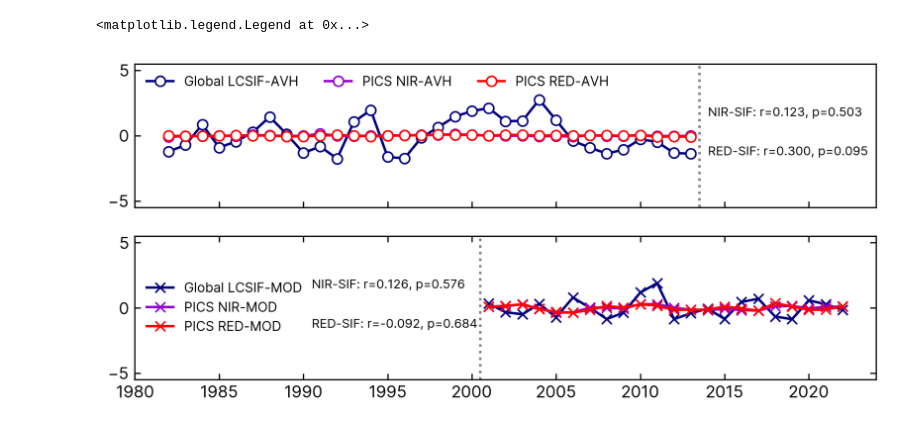
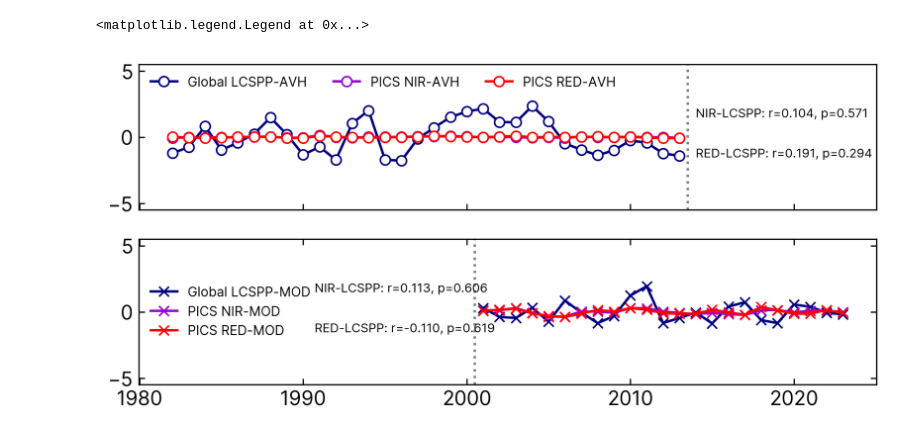
Before and after one commit to JianingFang/LCSPP_Scientific_Data, a Jupyter notebook: notebooks/06_Comparing_PICS_Reflectance_Anomalies_With_Global_SIF_IAV.ipynb, the cells around one changed output. Drawn from its saved outputs; the diff is of its cells as text; code cells hidden in the pictures.

```diff
--- a/notebooks/06_Comparing_PICS_Reflectance_Anomalies_With_Global_SIF_IAV.ipynb
+++ b/notebooks/06_Comparing_PICS_Reflectance_Anomalies_With_Global_SIF_IAV.ipynb
@@ -172,10 +176,10 @@ LCSIF_MODIS_MATRIX_mvc_normalized=LCSIF_MODIS_MATRIX_mvc/np.mean(LCSIF_MODIS_MAT
 # %%
 area_weight=xr.open_dataset(os.path.join("../../data/", "CMG_0.05Degree_Area_WGS84.nc")).area.values
 
-NAN_MASK = xr.open_dataset("../../data/processed/LCSIF_LCREF_MASK.nc").LCSIF_LCREF_MASK.values
-growing_season_flag = np.invert(np.load("../../data/growing_season_monthly_flag.npy"))
+NAN_MASK = xr.open_dataset("../../data/processed/LCSPP_LCREF_MASK.nc").LCSPP_LCREF_MASK.values
+growing_season_flag = np.invert(np.load("../../data/growing_season_monthly_5C_flag_v32.npy"))
 # %%
-def compute_annual_mean_from_biweekly(file_list, var_name="sif_clear_daily"):
+def compute_annual_mean_from_biweekly(file_list, var_name="lcspp_clear_daily"):
     annual_mean_list=[]
     with warnings.catch_warnings():
         warnings.filterwarnings('ignore', r'All-NaN (slice|axis) encountered')
@@ -194,9 +198,9 @@ def compute_annual_mean_from_biweekly(file_list, var_name="sif_clear_daily"):
             annual_mean_list.append(np.nanmean(year_list))
         return np.array(annual_mean_list)
 # %%
-lcsif_avhrr_weighted_spatial_annual_mean_list=compute_annual_mean_from_biweekly(LCSIF_v31_LIST)
-lcsif_modis_weighted_spatial_annual_mean_list=compute_annual_mean_from_biweekly(MODIS_LCSIF_FILE_LIST)
-lcsif_ltdr_weighted_spatial_annual_mean_list=compute_annual_mean_from_biweekly(LTDR_LCSIF_LIST)
+LCSPP_avhrr_weighted_spatial_annual_mean_list=compute_annual_mean_from_biweekly(LCSPP_v32_LIST)
+LCSPP_modis_weighted_spatial_annual_mean_list=compute_annual_mean_from_biweekly(MODIS_LCSPP_FILE_LIST)
+LCSPP_ltdr_weighted_spatial_annual_mean_list=compute_annual_mean_from_biweekly(LTDR_LCSPP_LIST)
 # %%
 val_idx = np.load("../../data/pics_val_idx.npy")
 NIR_AVHRR_MATRIX_mvc_year=NIR_AVHRR_MATRIX_mvc_year[:, val_idx]
@@ -207,58 +211,58 @@ RED_MODIS_MATRIX_mvc_year=RED_MODIS_MATRIX_mvc_year[:, val_idx]
 fig, axs = plt.subplots(2, 1, figsize=(8,3.5), sharex=True, dpi=300)
 ax=axs.flatten()
 
-NIR_AVHRR_MATRIX_mvc_year_normalized = NIR_AVHRR_MATRIX_mvc_year[:-9, :] / np.mean(NIR_AVHRR_MATRIX_mvc_year[:-9, :], axis=0)
-RED_AVHRR_MATRIX_mvc_year_normalized = RED_AVHRR_MATRIX_mvc_year[:-9, :] / np.mean(RED_AVHRR_MATRIX_mvc_year[:-9, :], axis=0)
+NIR_AVHRR_MATRIX_mvc_year_normalized = NIR_AVHRR_MATRIX_mvc_year[:-10, :] / np.mean(NIR_AVHRR_MATRIX_mvc_year[:-10, :], axis=0)
+RED_AVHRR_MATRIX_mvc_year_normalized = RED_AVHRR_MATRIX_mvc_year[:-10, :] / np.mean(RED_AVHRR_MATRIX_mvc_year[:-10, :], axis=0)
 
-NIR_METOP_MATRIX_mvc_year_normalized = NIR_AVHRR_MATRIX_mvc_year[-9:, :] / np.mean(NIR_AVHRR_MATRIX_mvc_year[-9:, :], axis=0)
-RED_METOP_MATRIX_mvc_year_normalized = RED_AVHRR_MATRIX_mvc_year[-9:, :] / np.mean(RED_AVHRR_MATRIX_mvc_year[-9:, :], axis=0)
+NIR_METOP_MATRIX_mvc_year_normalized = NIR_AVHRR_MATRIX_mvc_year[-10:, :] / np.mean(NIR_AVHRR_MATRIX_mvc_year[-10:, :], axis=0)
+RED_METOP_MATRIX_mvc_year_normalized = RED_AVHRR_MATRIX_mvc_year[-10:, :] / np.mean(RED_AVHRR_MATRIX_mvc_year[-10:, :], axis=0)
 
 NIR_MODIS_MATRIX_mvc_year_normalized = NIR_MODIS_MATRIX_mvc_year / np.mean(NIR_MODIS_MATRIX_mvc_year, axis=0)
 RED_MODIS_MATRIX_mvc_year_normalized = RED_MODIS_MATRIX_mvc_year / np.mean(RED_MODIS_MATRIX_mvc_year, axis=0)
 
 
 NIR_AVHRR_detrend=detrend(np.median(NIR_AVHRR_MATRIX_mvc_year_normalized, axis=1))
 RED_AVHRR_detrend=detrend(np.median(RED_AVHRR_MATRIX_mvc_year_normalized, axis=1))
-lcsif_avhrr_detrend=detrend(lcsif_avhrr_weighted_spatial_annual_mean_list[:-9]/np.mean(lcsif_avhrr_weighted_spatial_annual_mean_list[:-9]))
-lcsif_metop_detrend=detrend(lcsif_avhrr_weighted_spatial_annual_mean_list[-9:]/np.mean(lcsif_avhrr_weighted_spatial_annual_mean_list[-9:]))
+LCSPP_avhrr_detrend=detrend(LCSPP_avhrr_weighted_spatial_annual_mean_list[:-10]/np.mean(LCSPP_avhrr_weighted_spatial_annual_mean_list[:-10]))
+LCSPP_metop_detrend=detrend(LCSPP_avhrr_weighted_spatial_annual_mean_list[-9:]/np.mean(LCSPP_avhrr_weighted_spatial_annual_mean_list[-9:]))
 
 NIR_MODIS_detrend=detrend(np.median(NIR_MODIS_MATRIX_mvc_year_normalized, axis=1))
 RED_MODIS_detrend=detrend(np.median(RED_MODIS_MATRIX_mvc_year_normalized, axis=1))
-lcsif_modis_detrend=detrend(lcsif_modis_weighted_spatial_annual_mean_list/np.mean(lcsif_modis_weighted_spatial_annual_mean_list))
+LCSPP_modis_detrend=detrend(LCSPP_modis_weighted_spatial_annual_mean_list/np.mean(LCSPP_modis_weighted_spatial_annual_mean_list))
 
-line1, = ax[0].plot(np.arange(1982,2014), lcsif_avhrr_detrend * 100, "-o", markerfacecolor="white",  c="navy", label="Global LCSIF-AVH")
+line1, = ax[0].plot(np.arange(1982,2014), LCSPP_avhrr_detrend * 100, "-o", markerfacecolor="white",  c="navy", label="Global LCSPP-AVH")
 line2, = ax[0].plot(np.arange(1982,2014), NIR_AVHRR_detrend * 100 , "-o", markerfacecolor="white", c="darkviolet", label= "PICS NIR-AVH")
 line3, = ax[0].plot(np.arange(1982,2014), RED_AVHRR_detrend * 100 , "-o", markerfacecolor="white", c="red", label="PICS RED-AVH")
 
-line4, = ax[1].plot(np.arange(2001,2023), lcsif_modis_detrend * 100, "-x", markerfacecolor="white", c="navy", label="Global LCSIF-MOD")
-line5, = ax[1].plot(np.arange(2001,2023), NIR_MODIS_detrend * 100 , "-x", markerfacecolor="white", c="darkviolet", label= "PICS NIR-MOD")
-line6, = ax[1].plot(np.arange(2001,2023), RED_MODIS_detrend * 100 , "-x", markerfacecolor="white", c="red", label="PICS RED-MOD")
+line4, = ax[1].plot(np.arange(2001,2024), LCSPP_modis_detrend * 100, "-x", markerfacecolor="white", c="navy", label="Global LCSPP-MOD")
+line5, = ax[1].plot(np.arange(2001,2024), NIR_MODIS_detrend * 100 , "-x", markerfacecolor="white", c="darkviolet", label= "PICS NIR-MOD")
+line6, = ax[1].plot(np.arange(2001,2024), RED_MODIS_detrend * 100 , "-x", markerfacecolor="white", c="red", label="PICS RED-MOD")
 
 ax[0].plot([2013.5, 2013.5], [-6, 6], "k:", alpha=0.5)
 ax[1].plot([2000.5, 2000.5], [-6, 6], "k:", alpha=0.5)
-reg_sif_nir_avhrr = linregress(lcsif_avhrr_detrend, NIR_AVHRR_detrend)
-reg_sif_red_avhrr = linregress(lcsif_avhrr_detrend, RED_AVHRR_detrend)
+reg_lcspp_nir_avhrr = linregress(LCSPP_avhrr_detrend, NIR_AVHRR_detrend)
+reg_lcspp_red_avhrr = linregress(LCSPP_avhrr_detrend, RED_AVHRR_detrend)
 
-reg_sif_nir_modis = linregress(lcsif_modis_detrend, NIR_MODIS_detrend)
-reg_sif_red_modis = linregress(lcsif_modis_detrend, RED_MODIS_detrend)
+reg_lcspp_nir_modis = linregress(LCSPP_modis_detrend, NIR_MODIS_detrend)
+reg_lcspp_red_modis = linregress(LCSPP_modis_detrend, RED_MODIS_detrend)
 
-ax[0].text(2014, 1.5, "NIR-SIF: r={:.3f}, p={:.3f}".format(reg_sif_nir_avhrr.rvalue, reg_sif_nir_avhrr.pvalue), fontsize=7.5)
-ax[0].text(2014, -1.5, "RED-SIF: r={:.3f}, p={:.3f}".format(reg_sif_red_avhrr.rvalue, reg_sif_red_avhrr.pvalue), fontsize=7.5)
+ax[0].text(2014, 1.5, "NIR-LCSPP: r={:.3f}, p={:.3f}".format(reg_lcspp_nir_avhrr.rvalue, reg_lcspp_nir_avhrr.pvalue), fontsize=7.5)
+ax[0].text(2014, -1.5, "RED-LCSPP: r={:.3f}, p={:.3f}".format(reg_lcspp_red_avhrr.rvalue, reg_lcspp_red_avhrr.pvalue), fontsize=7.5)
 
-ax[1].text(1990.5, 1.5, "NIR-SIF: r={:.3f}, p={:.3f}".format(reg_sif_nir_modis.rvalue, reg_sif_nir_modis.pvalue), fontsize=7.5)
-ax[1].text(1990.5, -1.5, "RED-SIF: r={:.3f}, p={:.3f}".format(reg_sif_red_modis.rvalue, reg_sif_red_modis.pvalue), fontsize=7.5)
+ax[1].text(1990.7, 1.5, "NIR-LCSPP: r={:.3f}, p={:.3f}".format(reg_lcspp_nir_modis.rvalue, reg_lcspp_nir_modis.pvalue), fontsize=7.5)
+ax[1].text(1990.7, -1.5, "RED-LCSPP: r={:.3f}, p={:.3f}".format(reg_lcspp_red_modis.rvalue, reg_lcspp_red_modis.pvalue), fontsize=7.5)
 
 ax[0].set_ylim(-5.5, 5.5)
 
 ax[1].set_ylim(-5.5, 5.5)
 #plt.text("Detrended Normalized Anomalies (%)")
 plt.tick_params(right=True, top=True)
 
 ax[0].legend(handles=[line1, line2, line3], ncol=3, loc="upper left", frameon=False, fontsize=8)
 
 ax[1].legend(handles=[line4, line5, line6], ncol=1, loc="center left", frameon=False, fontsize=8)
 
-#plt.savefig(os.path.join(fig_dir, "PICSNIR_GLOBALLCSIF_Detrended_Normalzied_Bias_nan_mean.pdf"))
+#plt.savefig(os.path.join(fig_dir, "PICSNIR_GLOBALLCSPP_Detrended_Normalzied_Bias_nan_mean.pdf"))
 # %% [output]
 <matplotlib.legend.Legend at 0x...>
-[figure, old version]
+[figure, new version]
```
Also changed, not shown: parts of 8 cells of this notebook, 36 other files.
